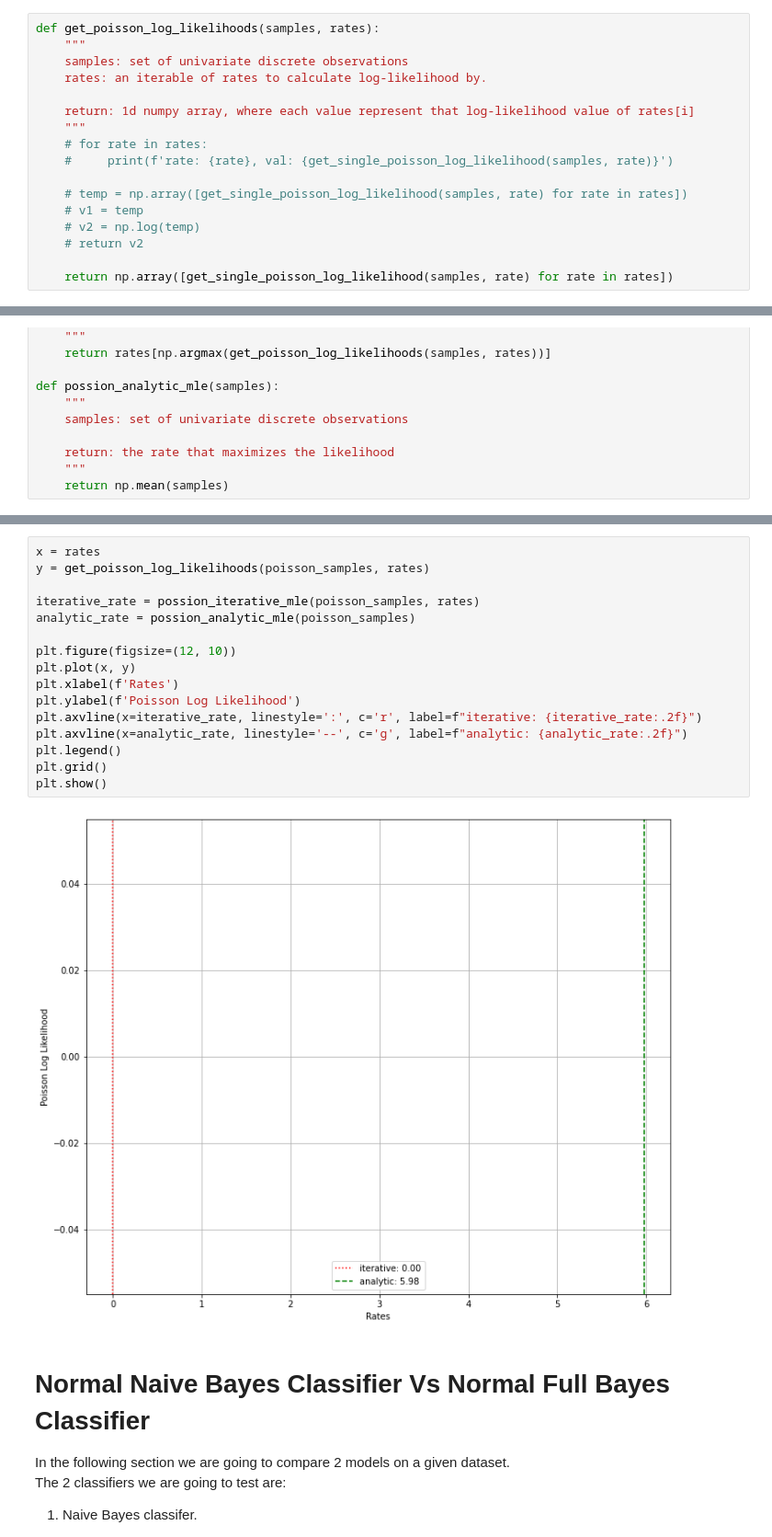
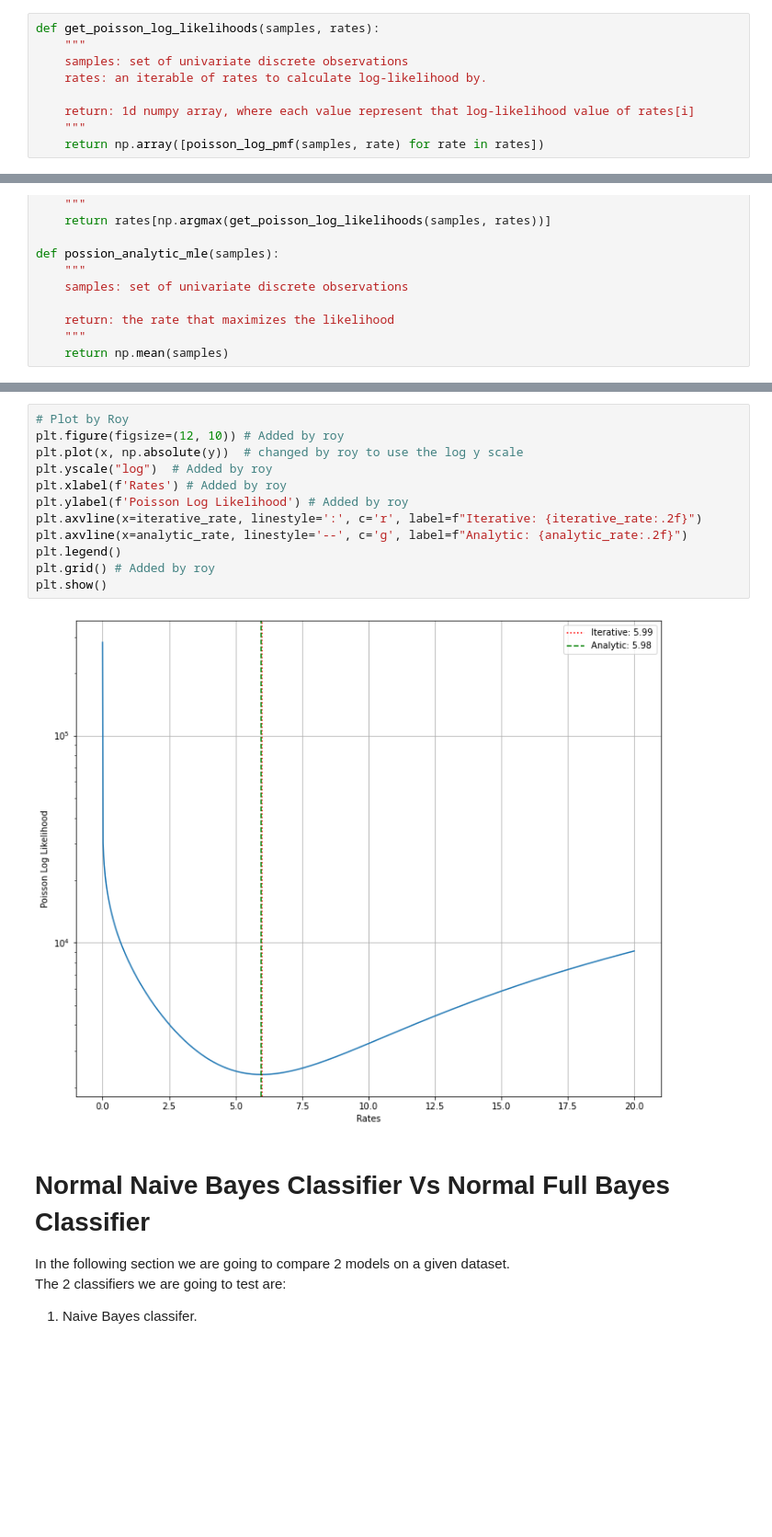
Before and after one commit to RoyR-IDC/MachineLearningFromData, a Jupyter notebook: HW3/ProbabilisticModels.ipynb, the cells around one changed output, grey strips where cells are left out. Shown at 92% size. Saved outputs shown, nothing was run; the diff lists cells and outputs as text; blank space fills up the shorter version.

```diff
--- a/HW3/ProbabilisticModels.ipynb
+++ b/HW3/ProbabilisticModels.ipynb
@@ -266,12 +223,4 @@ def get_poisson_log_likelihoods(samples, rates):
 
     return: 1d numpy array, where each value represent that log-likelihood value of rates[i]
     """
-    # for rate in rates:
-    #     print(f'rate: {rate}, val: {get_single_poisson_log_likelihood(samples, rate)}')
-
-    # temp = np.array([get_single_poisson_log_likelihood(samples, rate) for rate in rates])
-    # v1 = temp
-    # v2 = np.log(temp)
-    # return v2
-
-    return np.array([get_single_poisson_log_likelihood(samples, rate) for rate in rates])
+    return np.array([poisson_log_pmf(samples, rate) for rate in rates])
@@ -313,21 +272,17 @@ def possion_analytic_mle(samples):
 # %%
-x = rates
-y = get_poisson_log_likelihoods(poisson_samples, rates)
-
-iterative_rate = possion_iterative_mle(poisson_samples, rates)
-analytic_rate = possion_analytic_mle(poisson_samples)
-
-plt.figure(figsize=(12, 10))
-plt.plot(x, y)
-plt.xlabel(f'Rates')
-plt.ylabel(f'Poisson Log Likelihood')
-plt.axvline(x=iterative_rate, linestyle=':', c='r', label=f"iterative: {iterative_rate:.2f}")
-plt.axvline(x=analytic_rate, linestyle='--', c='g', label=f"analytic: {analytic_rate:.2f}")
+# Plot by Roy
+plt.figure(figsize=(12, 10)) # Added by roy
+plt.plot(x, np.absolute(y))  # changed by roy to use the log y scale
+plt.yscale("log")  # Added by roy
+plt.xlabel(f'Rates') # Added by roy
+plt.ylabel(f'Poisson Log Likelihood') # Added by roy
+plt.axvline(x=iterative_rate, linestyle=':', c='r', label=f"Iterative: {iterative_rate:.2f}")
+plt.axvline(x=analytic_rate, linestyle='--', c='g', label=f"Analytic: {analytic_rate:.2f}")
 plt.legend()
-plt.grid()
+plt.grid() # Added by roy
 plt.show()
 # %% [output]
-[figure, old version]
+[figure, new version]
 # %% [markdown]
 
 # Normal Naive Bayes Classifier Vs Normal Full Bayes Classifier
```
Also changed, not shown: parts of 12 cells of this notebook.
